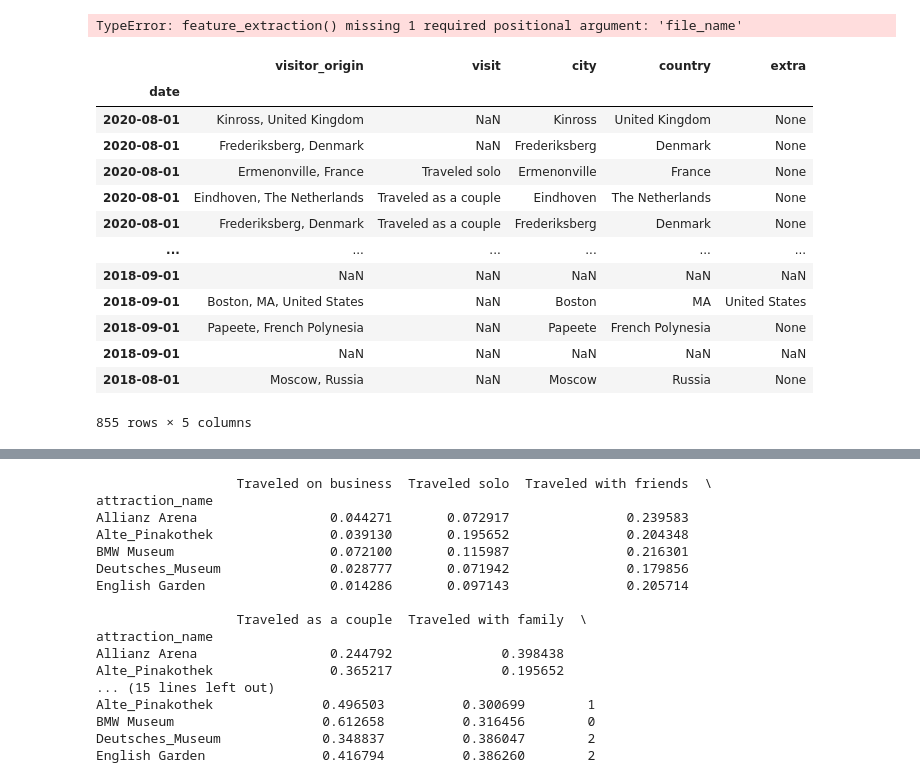
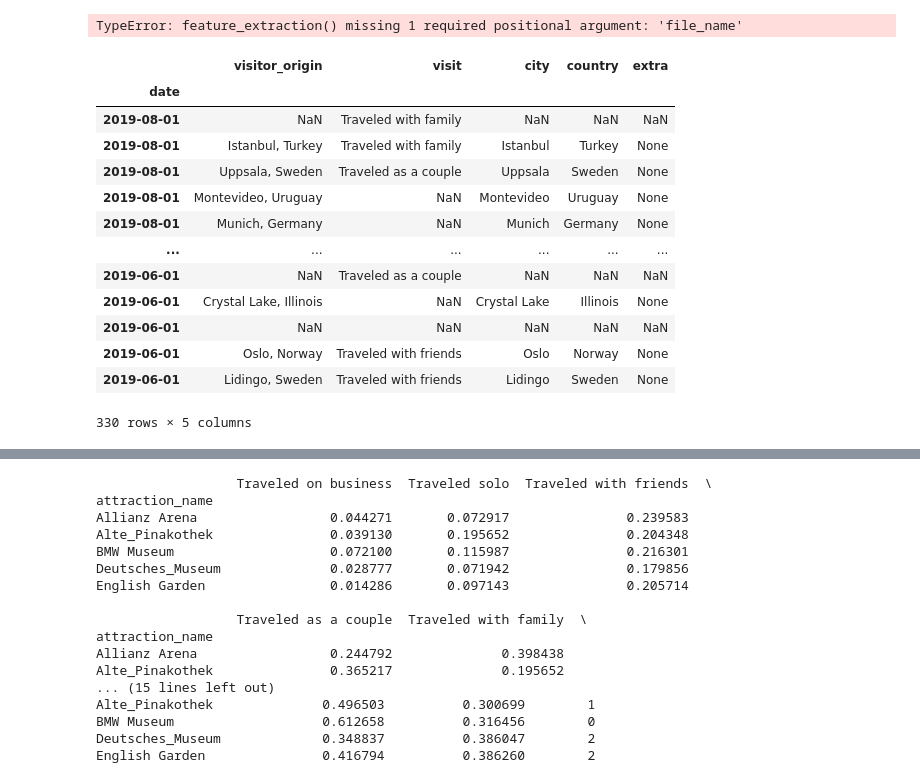
Before and after one commit to Yaccoub/Co-Tour, a Jupyter notebook: Tripadvisor_web_scraper/Preprocessed Datasets/K_means preprocessing.ipynb, the cells around one changed output, grey strips where cells are left out. Cells and saved outputs as stored; diff of their text form; code cells hidden in the pictures.

Commit message:
added season feature.

```diff
--- a/Tripadvisor_web_scraper/Preprocessed Datasets/K_means preprocessing.ipynb
+++ b/Tripadvisor_web_scraper/Preprocessed Datasets/K_means preprocessing.ipynb
@@ -106,6 +105,14 @@ def clustering_process(df):
     df[['city', 'country', 'extra']] = df['visitor_origin'].str.split(', ', expand=True, n=2)
     df = df.drop(['rating','title','text'], axis=1)
     return df
+# %%
+def get_season(df):
+    summer_pre_covid = df[(df.index >= '2019-06-1') & (df.index <= '2019-08-01')]
+    winter_pre_covid = df[(df.index >= '2019-09-1') & (df.index <= '2020-02-01')]
+    winter_post_covid = df[(df.index >= '2020-03-01') & (df.index <= '2020-05-01')]
+    summer_post_covid = df[(df.index >= '2020-06-01')]
+
+    return summer_pre_covid, winter_pre_covid,winter_post_covid, summer_post_covid
 # %%
 def feature_extraction(df, file_name):
     df = preprocessing(df)
@@ -144,19 +151,21 @@ TypeError: feature_extraction() missing 1 required positional argument: 'file_na
 Englischer_Garten = pd.read_csv('English Garden.csv',  header=0, squeeze=True)
 Englischer_Garten = preprocessing(Englischer_Garten)
 Englischer_Garten = clustering_process(Englischer_Garten)
-Englischer_Garten
+Englischer_Garten_summer_pre, Englischer_Garten_winter_pre, Englischer_Garten_winter_post, Englischer_Garten_summer_post = get_season(Englischer_Garten)
-# %% [output]
-|  | visitor_origin | visit | city | country | extra |
-| date |  |  |  |  |  |
-| 2020-08-01 | Kinross, United Kingdom | NaN | Kinross | United Kingdom | None |
-| 2020-08-01 | Frederiksberg, Denmark | NaN | Frederiksberg | Denmark | None |
-| 2020-08-01 | Ermenonville, France | Traveled solo | Ermenonville | France | None |
-| 2020-08-01 | Eindhoven, The Netherlands | Traveled as a couple | Eindhoven | The Netherlands | None |
-| 2020-08-01 | Frederiksberg, Denmark | Traveled as a couple | Frederiksberg | Denmark | None |
-| ... | ... | ... | ... | ... | ... |
-| 2018-09-01 | NaN | NaN | NaN | NaN | NaN |
-| 2018-09-01 | Boston, MA, United States | NaN | Boston | MA | United States |
-| 2018-09-01 | Papeete, French Polynesia | NaN | Papeete | French Polynesia | None |
-| 2018-09-01 | NaN | NaN | NaN | NaN | NaN |
-| 2018-08-01 | Moscow, Russia | NaN | Moscow | Russia | None |
-855 rows × 5 columns
+# %%
+Englischer_Garten_summer_pre
+# %% [output]
+|  | visitor_origin | visit | city | country | extra |
+| date |  |  |  |  |  |
+| 2019-08-01 | NaN | Traveled with family | NaN | NaN | NaN |
+| 2019-08-01 | Istanbul, Turkey | Traveled with family | Istanbul | Turkey | None |
+| 2019-08-01 | Uppsala, Sweden | Traveled as a couple | Uppsala | Sweden | None |
+| 2019-08-01 | Montevideo, Uruguay | NaN | Montevideo | Uruguay | None |
+| 2019-08-01 | Munich, Germany | NaN | Munich | Germany | None |
+| ... | ... | ... | ... | ... | ... |
+| 2019-06-01 | NaN | Traveled as a couple | NaN | NaN | NaN |
+| 2019-06-01 | Crystal Lake, Illinois | NaN | Crystal Lake | Illinois | None |
+| 2019-06-01 | NaN | NaN | NaN | NaN | NaN |
+| 2019-06-01 | Oslo, Norway | Traveled with friends | Oslo | Norway | None |
+| 2019-06-01 | Lidingo, Sweden | Traveled with friends | Lidingo | Sweden | None |
+330 rows × 5 columns
```
Also changed, not shown: parts of 5 cells of this notebook.
